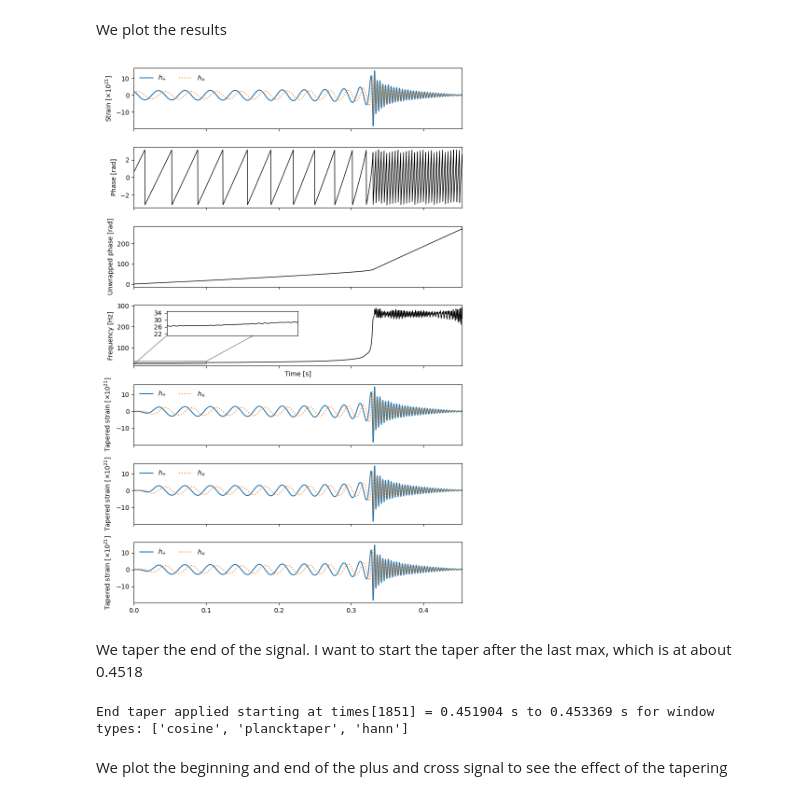
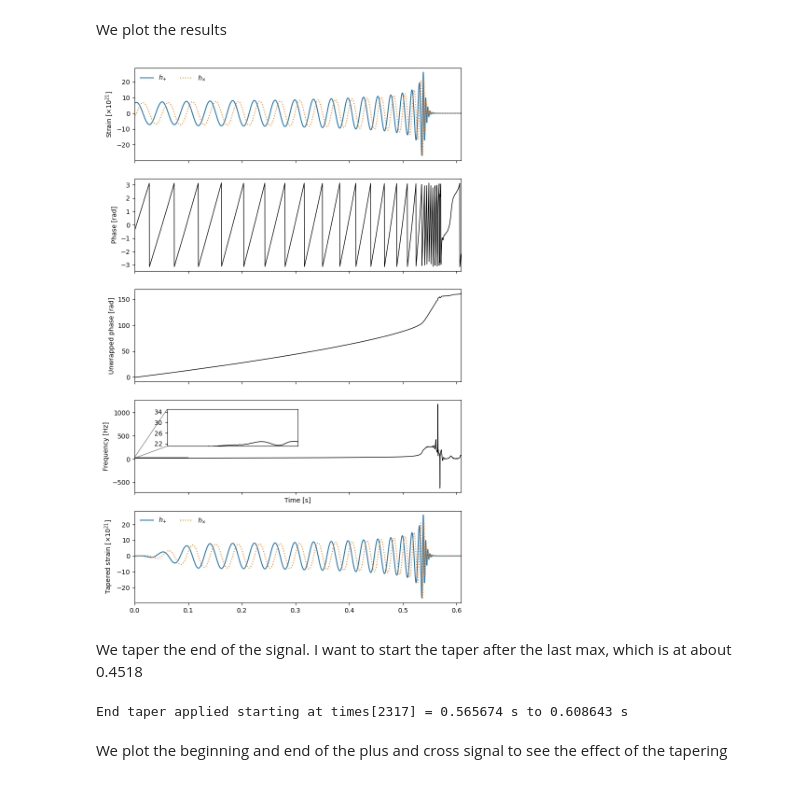
Before and after one commit to selmavangstein/gw_boson_star_testing_gr, a Jupyter notebook: full_working_pipeline.ipynb, the cells around one changed output. Saved outputs shown, nothing was run; the diff lists cells and outputs as text; code cells hidden in the pictures.

```diff
--- a/full_working_pipeline.ipynb
+++ b/full_working_pipeline.ipynb
@@ -90,7 +110,7 @@ params = lal.CreateDict()
 lalsim.SimInspiralWaveformParamsInsertNumRelData(params, filepath)
 
 # Metadata parameters masses
-mtotal = 40.0 # set total mass scale - sim only has relative
+mtotal = 71.849 # in solar masses. set total mass scale - sim only has relative
 # extract masses and convert to different units
 m1 = f.attrs['mass1'] #code units
 m2 = f.attrs['mass2']
@@ -147,7 +167,7 @@ unwrapped_phase_interp = UnivariateSpline(times, unwrapped_phase, k=3, s=0)
 omega_interp = unwrapped_phase_interp.derivative()
 frequency = omega_interp(times) / (2.0 * np.pi)
 
-safety = 0.1
+safety = 2 #can increase this
 sol = root_scalar(lambda t1: (1+safety)*(1./t1)-omega_interp(t1)/(2.0*np.pi),
                     x0 = 0.1,
                     bracket=[0.01, 0.3])
@@ -161,7 +181,7 @@ t0=0.00e+00, f0=2.66e+01, t1=4.09e-02, f1=2.69e+01
 # %% [markdown]
 Now we extract the signal again with the other inc
 # %%
-inclination = 1.0471975512 # change to general angle
+inclination = 0.78
 
 h_p, h_c = lalsim.SimInspiralChooseTDWaveform(m1SI, m2SI, s1x, s1y, s1z,
                 s2x, s2y, s2z, distance, inclination, phiRef, np.pi/2., 0.0, 0.0,
@@ -217,21 +237,15 @@ def window(times, t0, t1, kind='cosine', direction='on'):
 
     return taper
 # %%
-window_funcs = ['cosine', 'plancktaper', 'hann']
-taper_dict = {}
-tapered_hp_dict = {}
-tapered_hc_dict = {}
+wf = 'cosine'
 
-for wf in window_funcs:
-    taper = window(times, t0, t1, kind=wf, direction='on')
-    taper_dict[wf] = taper
-    tapered_hp_dict[wf] = h_p.data.data * taper
-    tapered_hc_dict[wf] = h_c.data.data * taper
-    # move the tapering of the end to go here later
+taper = window(times, t0, t1, kind=wf, direction='on')
+tapered_hp = h_p.data.data * taper
+tapered_hc = h_c.data.data * taper
 # %% [markdown]
 We plot the results
 # %%
-fig, axes = plt.subplots(nrows=7, sharex=True, figsize=(8, 12))
+fig, axes = plt.subplots(nrows=5, sharex=True, figsize=(8, 12))
 
 # plot initial signal
 axes[0].plot(times, 1.0e21*h_p.data.data, ls='-', label=r'$h_{+}$')
@@ -239,41 +253,38 @@ axes[0].plot(times, 1.0e21*h_c.data.data, ls=':', label=r'$h_{\times}$')
 axes[0].set_ylabel(r'Strain [$\times 10^{21}$]')
 axes[0].set_xlim(times[0], times[-1])
 axes[0].legend(loc='upper left', frameon=False, ncols=2)
 
 # plot phase
 axes[1].plot(times, phase, 'k-', lw=1)
 axes[1].set_ylabel('Phase [rad]')
 
 # unwrapped phase
 axes[2].plot(times, unwrapped_phase, 'k-', lw=1)
 axes[2].set_ylabel('Unwrapped phase [rad]')
 
 # frequency
 axes[3].plot(times, frequency, 'k-', lw=1)
 axes[3].set_xlabel('Time [s]')
 axes[3].set_ylabel('Frequency [Hz]')
 
 # zoomed frequency window
 x1, x2, y1, y2 = 0.0, 0.1, 21.0, 35.0  # subregion of the original image
 axins = axes[3].inset_axes(
     [0.1, 0.5, 0.4, 0.4],
     xlim=(x1, x2), ylim=(y1, y2), xticks=[], yticks=np.arange(22., 36.1, 4.))
 axins.plot(times, frequency, 'k-', lw=1)
 axes[3].indicate_inset_zoom(axins, edgecolor="black")
 
 # after tapering
-for (i,wf) in enumerate(window_funcs):
-    tapered_hp = tapered_hp_dict[wf]
-    tapered_hc = tapered_hc_dict[wf]
-    axes[4+i].plot(times, 1.0e21*tapered_hp, ls='-', label=r'$h_{+}$')
-    axes[4+i].plot(times, 1.0e21*tapered_hc, ls=':', label=r'$h_{\times}$')
-    axes[4+i].set_ylabel(r'Tapered strain [$\times 10^{21}$]')
-    axes[4+i].set_xlim(times[0], times[-1])
-    axes[4+i].legend(loc='upper left', frameon=False, ncols=2)
+axes[4].plot(times, 1.0e21*tapered_hp, ls='-', label=r'$h_{+}$')
+axes[4].plot(times, 1.0e21*tapered_hc, ls=':', label=r'$h_{\times}$')
+axes[4].set_ylabel(r'Tapered strain [$\times 10^{21}$]')
+axes[4].set_xlim(times[0], times[-1])
+axes[4].legend(loc='upper left', frameon=False, ncols=2)
 
 plt.tight_layout()
 plt.show()
 # %% [output]
-[figure, old version]
+[figure, new version]
 # %% [markdown]
 We taper the end of the signal. I want to start the taper after the last max, which is at about 0.4518
@@ -280,30 +312,24 @@ We taper the end of the signal. I want to start the taper after the last max, wh
 # %%
-# apply the taper function to the last part of the signal, start at the time index closest after 0.4518
-# might have to increase, come back later
-start_after = 0.4518
-idx_start = np.searchsorted(times, start_after, side="right")
+# taper the end of the signal
+if taper_end == True:
+    t_start = times[idx_taper] if idx_taper < len(times) else times[-1]
+    t_end = times[-1]
 
-# choose start and end times for the end taper
-t_start = times[idx_start] if idx_start < len(times) else times[-1]
-t_end = times[-1]
+    if t_start >= t_end:
+        raise ValueError(f"Invalid taper interval: t_start ({t_start}) >= t_end ({t_end})")
 
-if t_start >= t_end:
-    raise ValueError(f"Invalid taper interval: t_start ({t_start}) >= t_end ({t_end})")
-
-for wf in window_funcs:
     # build an end taper that goes from 0 -> 1 over [t_start, t_end] (using the same kind as the start taper)
     end_taper = window(times, t_start, t_end, kind=wf, direction='off')
     # combine with the existing start taper
-    combined = taper_dict[wf] * end_taper
+    taper = taper * end_taper
 
     # update the stored tapers and tapered signals
-    taper_dict[wf] = taper_dict[wf] * end_taper
-    tapered_hp_dict[wf] = tapered_hp_dict[wf] * end_taper
-    tapered_hc_dict[wf] = tapered_hc_dict[wf] * end_taper
+    tapered_hp = tapered_hp * end_taper
+    tapered_hc = tapered_hc * end_taper
 
-print(f"End taper applied starting at times[{idx_start}] = {t_start:.6f} s to {t_end:.6f} s for window types: {window_funcs}")
+    print(f"End taper applied starting at times[{idx_taper}] = {t_start:.6f} s to {t_end:.6f} s")
 # %% [output]
-End taper applied starting at times[1851] = 0.451904 s to 0.453369 s for window types: ['cosine', 'plancktaper', 'hann']
+End taper applied starting at times[2317] = 0.565674 s to 0.608643 s
 # %%
 # Plot original + newly tapered signals (plus, cross, amplitude)
 # fig, ax = plt.subplots(2, 1, figsize=(6, 6), sharex=True)
```
Also changed, not shown: parts of 27 cells of this notebook, 41 other files.
